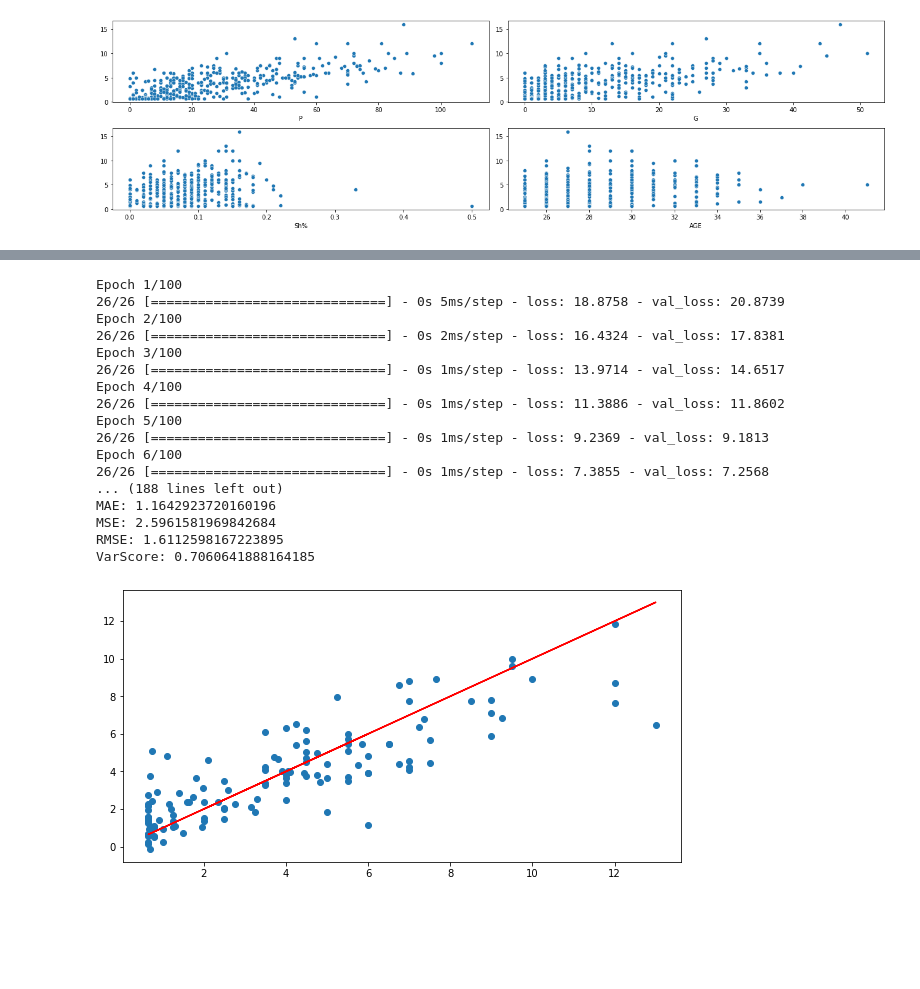
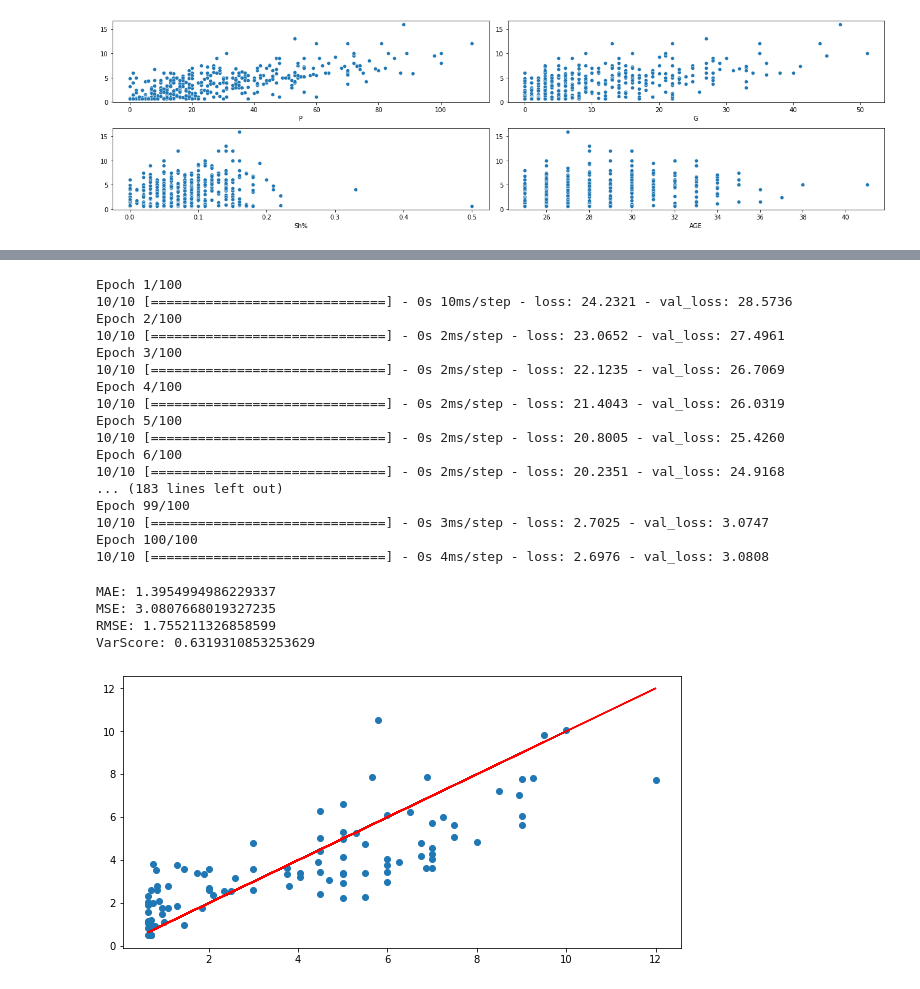
Before and after one commit to bnolan7/NHLsalarypredictor, a Jupyter notebook: NHL Stats and Salaries.ipynb, the cells around one changed output, grey strips where cells are left out. Drawn from its saved outputs; the diff is of its cells as text; code cells hidden in the pictures; blank space fills up the shorter version.

```diff
--- a/NHL Stats and Salaries.ipynb
+++ b/NHL Stats and Salaries.ipynb
@@ -62,7 +62,7 @@ fig.tight_layout()
 [figure]
 # %%
 from sklearn.model_selection import train_test_split
-X_train, X_test, Y_train, Y_test = train_test_split(X, Y, test_size = 0.33)
+X_train, X_test, Y_train, Y_test = train_test_split(X, Y, test_size = 0.25)
 # %%
 from sklearn import preprocessing
 s_scaler = preprocessing.StandardScaler()
@@ -123,42 +136,45 @@ sns.scatterplot(x = df['Actual'], y = df['Predicted']);
+# %%
+model = keras.Sequential([keras.layers.Dense(8, activation='relu'),
+                          keras.layers.Dense(8, activation='relu'),
+                          keras.layers.Dense(8, activation='relu'),
+                          keras.layers.Dense(1)])
+model.compile(loss='mse',
+                optimizer='Adam')
+history = model.fit(x=X_train, y=Y_train, batch_size=30, epochs=100, validation_data=(X_test, Y_test))
+y_pred = model.predict(X_test)
+# %% [output]
+Epoch 1/100
+10/10 [==============================] - 0s 10ms/step - loss: 24.2321 - val_loss: 28.5736
+Epoch 2/100
+10/10 [==============================] - 0s 2ms/step - loss: 23.0652 - val_loss: 27.4961
+Epoch 3/100
+10/10 [==============================] - 0s 2ms/step - loss: 22.1235 - val_loss: 26.7069
+Epoch 4/100
+10/10 [==============================] - 0s 2ms/step - loss: 21.4043 - val_loss: 26.0319
+Epoch 5/100
+10/10 [==============================] - 0s 2ms/step - loss: 20.8005 - val_loss: 25.4260
+Epoch 6/100
+10/10 [==============================] - 0s 2ms/step - loss: 20.2351 - val_loss: 24.9168
+... (183 lines left out)
+Epoch 99/100
+10/10 [==============================] - 0s 3ms/step - loss: 2.7025 - val_loss: 3.0747
+Epoch 100/100
+10/10 [==============================] - 0s 4ms/step - loss: 2.6976 - val_loss: 3.0808
 # %%
-def hockey_model(x):
-    model = keras.Sequential([keras.layers.Dense(8, activation='relu'),
-                          keras.layers.Dense(8, activation='relu'),
-                          keras.layers.Dense(1)])
-    model.compile(loss='mse',
-                optimizer='Adam')
-    model.fit(x=X_train, y=Y_train, batch_size=10, epochs=100, validation_data=(X_test, Y_test))
-    history = model.predict(x)
-    fig = plt.figure(figsize=(10,5))
-    plt.scatter(Y_test,y_pred)
-    plt.plot(Y_test,Y_test,'r')
-    return
-hockey_model(X_test)
-
+fig = plt.figure(figsize=(10,5))
+plt.scatter(Y_test,y_pred)
+plt.plot(Y_test,Y_test,'r')
 from sklearn import metrics
 print('MAE:', metrics.mean_absolute_error(Y_test, y_pred))
 print('MSE:', metrics.mean_squared_error(Y_test, y_pred))
 print('RMSE:', np.sqrt(metrics.mean_squared_error(Y_test, y_pred)))
 print('VarScore:',metrics.explained_variance_score(Y_test,y_pred))
 # %% [output]
-Epoch 1/100
-26/26 [==============================] - 0s 5ms/step - loss: 18.8758 - val_loss: 20.8739
-Epoch 2/100
-26/26 [==============================] - 0s 2ms/step - loss: 16.4324 - val_loss: 17.8381
-Epoch 3/100
-26/26 [==============================] - 0s 1ms/step - loss: 13.9714 - val_loss: 14.6517
-Epoch 4/100
-26/26 [==============================] - 0s 1ms/step - loss: 11.3886 - val_loss: 11.8602
-Epoch 5/100
-26/26 [==============================] - 0s 1ms/step - loss: 9.2369 - val_loss: 9.1813
-Epoch 6/100
-26/26 [==============================] - 0s 1ms/step - loss: 7.3855 - val_loss: 7.2568
-... (188 lines left out)
-MAE: 1.1642923720160196
-MSE: 2.5961581969842684
-RMSE: 1.6112598167223895
-VarScore: 0.7060641888164185
+MAE: 1.3954994986229337
+MSE: 3.0807668019327235
+RMSE: 1.755211326858599
+VarScore: 0.6319310853253629
-[figure, old version]
+[figure, new version]
 # %%
 loss_df = pd.DataFrame(history.history)
 loss_df.plot(figsize=(10,6))
```
Also changed, not shown: parts of 7 cells of this notebook.
